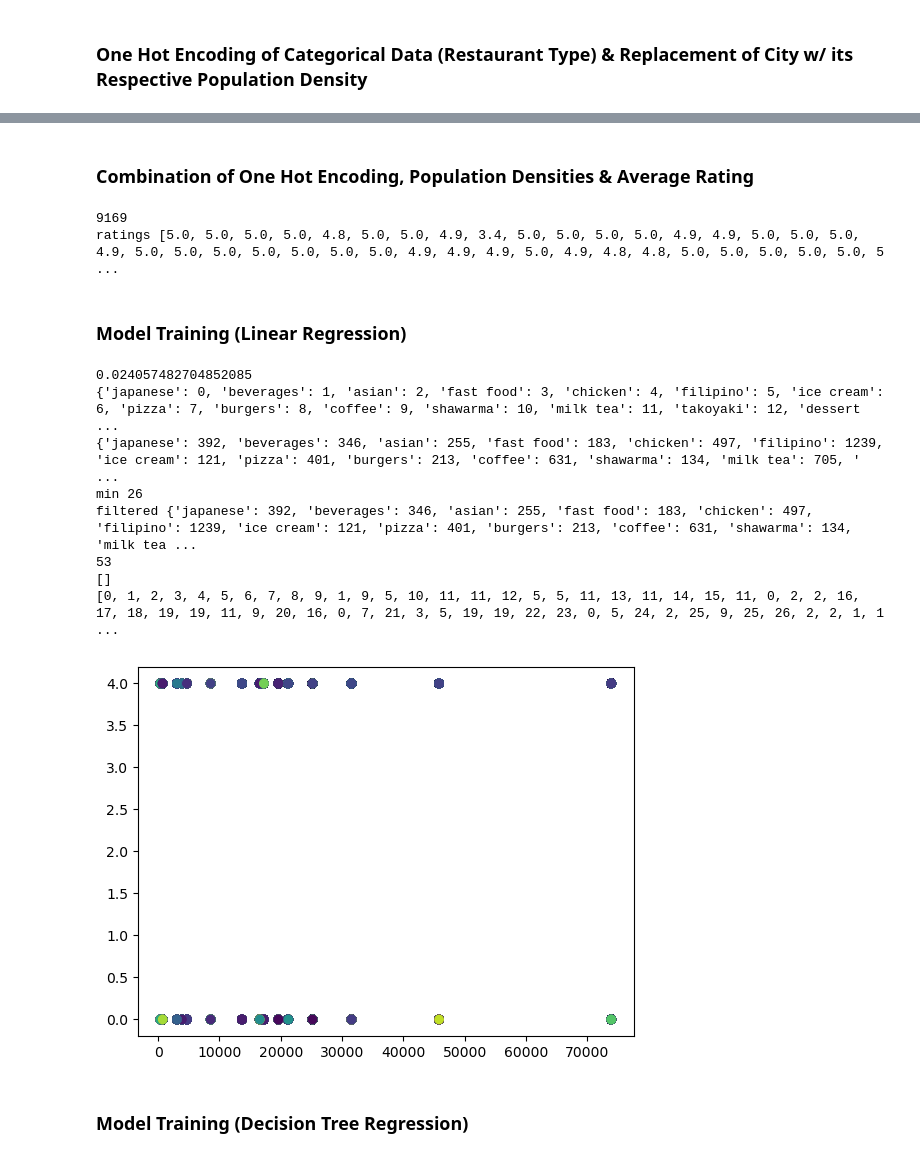
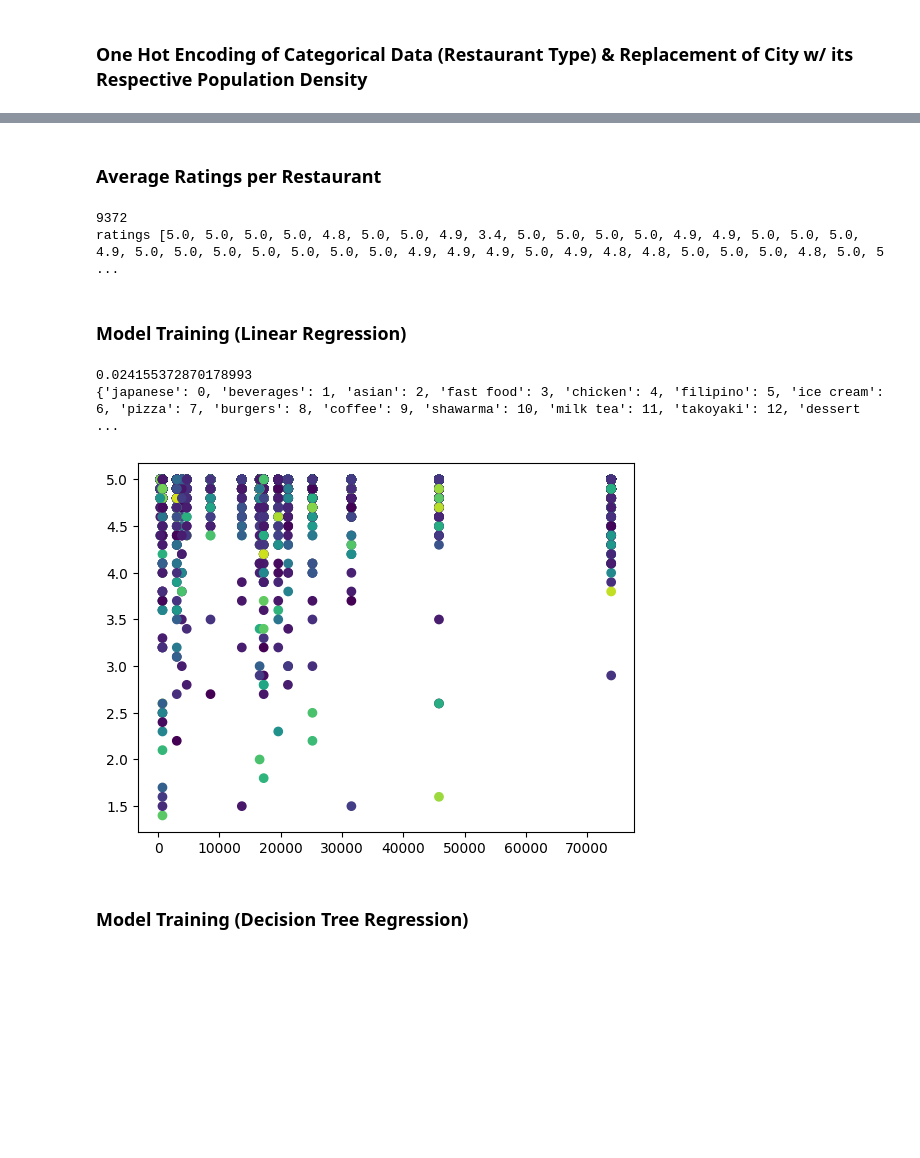
Before and after one commit to Enoux/psa, a Jupyter notebook: data/machine_learning.ipynb, the cells around one changed output, grey strips where cells are left out. Drawn from its saved outputs; the diff is of its cells as text; code cells hidden in the pictures; blank space fills up the shorter version.

```diff
--- a/data/machine_learning.ipynb
+++ b/data/machine_learning.ipynb
@@ -115,20 +90,12 @@ print(len(city_and_resto_type[1]))
 # %% [markdown]
-### Combination of One Hot Encoding, Population Densities & Average Rating
+### Average Ratings per Restaurant
 # %%
-ratings = filtered_data["AverageRating"].to_list()
+ratings = ph_restos["AverageRating"].to_list()
 print(len(ratings))
 print('ratings', ratings)
-
-# categorical_data = []
-
-# for i, row in enumerate(city_and_resto_type):
-#     row.append(ratings[i])
-#     categorical_data.append(row)
-
-# categorical_data = np.array(categorical_data)
 # %% [output]
-9169
-ratings [5.0, 5.0, 5.0, 5.0, 4.8, 5.0, 5.0, 4.9, 3.4, 5.0, 5.0, 5.0, 5.0, 4.9, 4.9, 5.0, 5.0, 5.0, 4.9, 5.0, 5.0, 5.0, 5.0, 5.0, 5.0, 5.0, 4.9, 4.9, 4.9, 5.0, 4.9, 4.8, 4.8, 5.0, 5.0, 5.0, 5.0, 5.0, 5 ...
+9372
+ratings [5.0, 5.0, 5.0, 5.0, 4.8, 5.0, 5.0, 4.9, 3.4, 5.0, 5.0, 5.0, 5.0, 4.9, 4.9, 5.0, 5.0, 5.0, 4.9, 5.0, 5.0, 5.0, 5.0, 5.0, 5.0, 5.0, 4.9, 4.9, 4.9, 5.0, 4.9, 4.8, 4.8, 5.0, 5.0, 5.0, 4.8, 5.0, 5 ...
 # %% [markdown]
 ### Model Training (Linear Regression)
 # %%
@@ -139,67 +106,47 @@ unique_types = dict()
 type_counter = dict()
 i = 0
 
-for type in filtered_data["FoodType"].unique():
+for type in ph_restos["FoodType"].unique():
     if type not in unique_types.keys():
         unique_types[type] = i
         i += 1
 
-for type in filtered_data["FoodType"]:
+for type in ph_restos["FoodType"]:
     if type not in type_counter.keys():
         type_counter[type] = 1
     else:
         type_counter[type] += 1
 
 print(unique_types)
-print(type_counter)
-print('min', min(type_counter.values()))
+# print(type_counter)
+# print('min', min(type_counter.values()))
 
 filtered_types = dict()
 filtered = []
 
 for key, value in type_counter.items():
     if value > 25:
         filtered_types[key] = value
     else:
         filtered.append(key)
 
-print('filtered', filtered_types)
-print(len(filtered_types))
-print(filtered)
+# print('filtered', filtered_types)
+# print(len(filtered_types))
+# print(filtered)
 
 num_types = []
-for entry in filtered_data['FoodType'].tolist():
+for entry in ph_restos['FoodType'].tolist():
     if entry != 'FoodType':
         num_types.append(unique_types[entry])
 
-print(num_types)
+# print(num_types)
 
-binned_ratings = []
-
-for rating in ratings:
-    if rating > 4.9:
-        binned_ratings.append(4)
-    # elif rating > 3:
-    #     binned_ratings.append(3)
-    # elif rating > 2:
-    #     binned_ratings.append(2)
-    # elif rating > 1:
-    #     binned_ratings.append(1)
-    else:
-        binned_ratings.append(0)
-
-plt.scatter(pop_densities, binned_ratings, c=num_types, cmap='viridis')
+plt.scatter(pop_densities, ratings, c=num_types, cmap='viridis')
 plt.show()
 # %% [output]
-0.024057482704852085
+0.024155372870178993
 {'japanese': 0, 'beverages': 1, 'asian': 2, 'fast food': 3, 'chicken': 4, 'filipino': 5, 'ice cream': 6, 'pizza': 7, 'burgers': 8, 'coffee': 9, 'shawarma': 10, 'milk tea': 11, 'takoyaki': 12, 'dessert ...
-{'japanese': 392, 'beverages': 346, 'asian': 255, 'fast food': 183, 'chicken': 497, 'filipino': 1239, 'ice cream': 121, 'pizza': 401, 'burgers': 213, 'coffee': 631, 'shawarma': 134, 'milk tea': 705, ' ...
-min 26
-filtered {'japanese': 392, 'beverages': 346, 'asian': 255, 'fast food': 183, 'chicken': 497, 'filipino': 1239, 'ice cream': 121, 'pizza': 401, 'burgers': 213, 'coffee': 631, 'shawarma': 134, 'milk tea ...
-53
-[]
-[0, 1, 2, 3, 4, 5, 6, 7, 8, 9, 1, 9, 5, 10, 11, 11, 12, 5, 5, 11, 13, 11, 14, 15, 11, 0, 2, 2, 16, 17, 18, 19, 19, 11, 9, 20, 16, 0, 7, 21, 3, 5, 19, 19, 22, 23, 0, 5, 24, 2, 25, 9, 25, 26, 2, 2, 1, 1 ...
-[figure, old version]
+[figure, new version]
 # %% [markdown]
 ### Model Training (Decision Tree Regression)
 # %%
```
Also changed, not shown: parts of 6 cells of this notebook.
